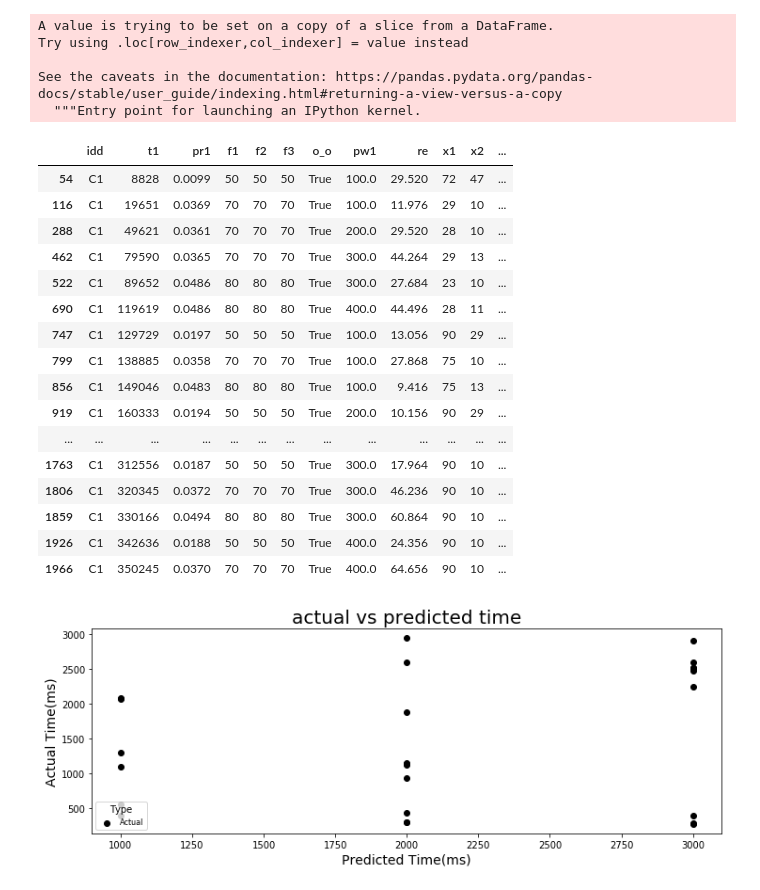
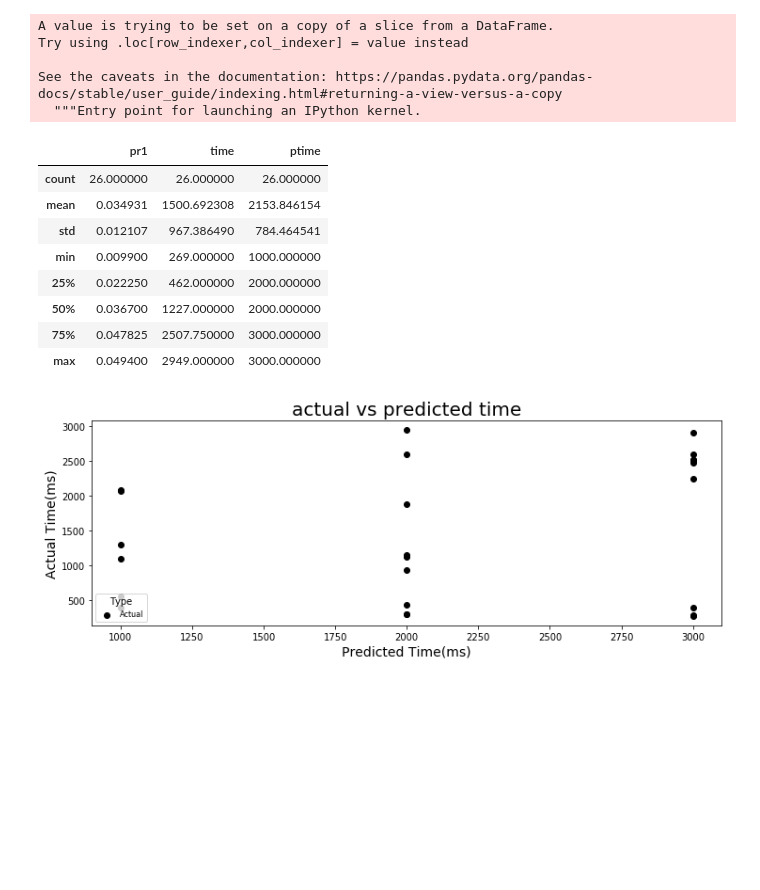
Before and after one commit to lkaruppiah54462/ReactorModel, a Jupyter notebook: tooltest.ipynb, the cells around one changed output. Cells and saved outputs as stored; diff of their text form; code cells hidden in the pictures; blank space fills up the shorter version.

```diff
--- a/tooltest.ipynb
+++ b/tooltest.ipynb
@@ -212,26 +212,20 @@ Try using .loc[row_indexer,col_indexer] = value instead
 
 See the caveats in the documentation: https://pandas.pydata.org/pandas-docs/stable/user_guide/indexing.html#returning-a-view-versus-a-copy
   """Entry point for launching an IPython kernel.
+# %%
+temp5_df=temp5_df[['pr1','time','ptime']]
 # %%
-temp5_df
+temp5_df.describe()
 # %% [output]
-|  | idd | t1 | pr1 | f1 | f2 | f3 | o_o | pw1 | re | x1 | x2 | ... |
-| 54 | C1 | 8828 | 0.0099 | 50 | 50 | 50 | True | 100.0 | 29.520 | 72 | 47 | ... |
-| 116 | C1 | 19651 | 0.0369 | 70 | 70 | 70 | True | 100.0 | 11.976 | 29 | 10 | ... |
-| 288 | C1 | 49621 | 0.0361 | 70 | 70 | 70 | True | 200.0 | 29.520 | 28 | 10 | ... |
-| 462 | C1 | 79590 | 0.0365 | 70 | 70 | 70 | True | 300.0 | 44.264 | 29 | 13 | ... |
-| 522 | C1 | 89652 | 0.0486 | 80 | 80 | 80 | True | 300.0 | 27.684 | 23 | 10 | ... |
-| 690 | C1 | 119619 | 0.0486 | 80 | 80 | 80 | True | 400.0 | 44.496 | 28 | 11 | ... |
-| 747 | C1 | 129729 | 0.0197 | 50 | 50 | 50 | True | 100.0 | 13.056 | 90 | 29 | ... |
-| 799 | C1 | 138885 | 0.0358 | 70 | 70 | 70 | True | 100.0 | 27.868 | 75 | 10 | ... |
-| 856 | C1 | 149046 | 0.0483 | 80 | 80 | 80 | True | 100.0 | 9.416 | 75 | 13 | ... |
-| 919 | C1 | 160333 | 0.0194 | 50 | 50 | 50 | True | 200.0 | 10.156 | 90 | 29 | ... |
-| ... | ... | ... | ... | ... | ... | ... | ... | ... | ... | ... | ... | ... |
-| 1763 | C1 | 312556 | 0.0187 | 50 | 50 | 50 | True | 300.0 | 17.964 | 90 | 10 | ... |
-| 1806 | C1 | 320345 | 0.0372 | 70 | 70 | 70 | True | 300.0 | 46.236 | 90 | 10 | ... |
-| 1859 | C1 | 330166 | 0.0494 | 80 | 80 | 80 | True | 300.0 | 60.864 | 90 | 10 | ... |
-| 1926 | C1 | 342636 | 0.0188 | 50 | 50 | 50 | True | 400.0 | 24.356 | 90 | 10 | ... |
-| 1966 | C1 | 350245 | 0.0370 | 70 | 70 | 70 | True | 400.0 | 64.656 | 90 | 10 | ... |
+|  | pr1 | time | ptime |
+| count | 26.000000 | 26.000000 | 26.000000 |
+| mean | 0.034931 | 1500.692308 | 2153.846154 |
+| std | 0.012107 | 967.386490 | 784.464541 |
+| min | 0.009900 | 269.000000 | 1000.000000 |
+| 25% | 0.022250 | 462.000000 | 2000.000000 |
+| 50% | 0.036700 | 1227.000000 | 2000.000000 |
+| 75% | 0.047825 | 2507.750000 | 3000.000000 |
+| max | 0.049400 | 2949.000000 | 3000.000000 |
 # %%
 fig, ax = plt.subplots(figsize=(12, 4))
 ax.scatter(temp5_df["ptime"],y=temp5_df["time"],color='black',label='Actual')
```
Also changed, not shown: parts of 9 cells of this notebook, 1 other file.
